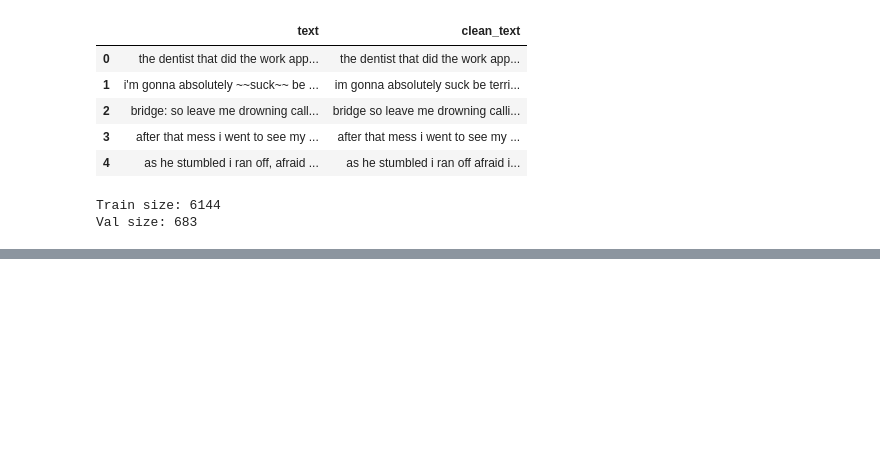
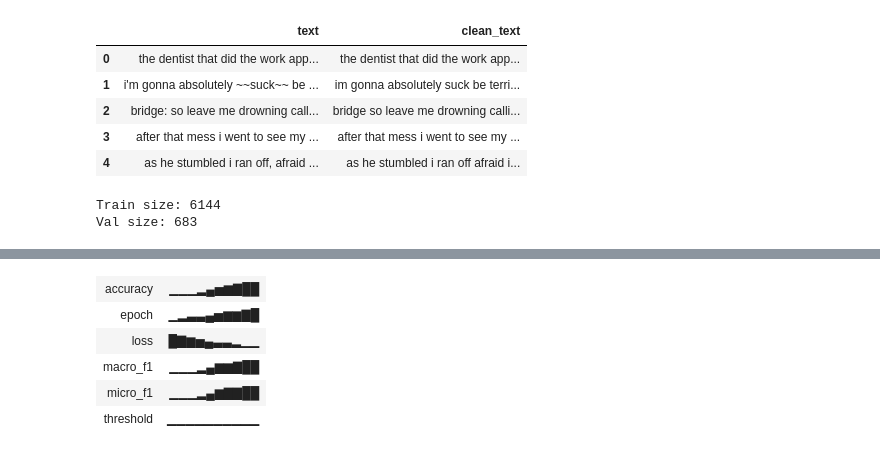
Before and after one commit to 22f3000982/DL_genai_project, a Jupyter notebook: notebooks/model1_scratch_tfidf_logreg.ipynb, the cells around one changed output, grey strips where cells are left out. Cells and saved outputs as stored; diff of their text form; code cells hidden in the pictures; blank space fills up the shorter version.

```diff
--- a/notebooks/model1_scratch_tfidf_logreg.ipynb
+++ b/notebooks/model1_scratch_tfidf_logreg.ipynb
@@ -196,0 +136,17 @@ Find logs at: ./wandb/run-20251126_124533-0egfyftx/logs
+# %%
+device = torch.device("cuda" if torch.cuda.is_available() else "cpu")
+print("Using device:", device)
+
+X_train_tensor = torch.tensor(X_train_tfidf.toarray(), dtype=torch.float32)
+X_val_tensor   = torch.tensor(X_val_tfidf.toarray(),   dtype=torch.float32)
+
+y_train_tensor = torch.tensor(y_train, dtype=torch.float32)
+y_val_tensor   = torch.tensor(y_val,   dtype=torch.float32)
+
+batch_size = 256
+
+train_ds = TensorDataset(X_train_tensor, y_train_tensor)
+val_ds   = TensorDataset(X_val_tensor,   y_val_tensor)
+
+train_loader = DataLoader(train_ds, batch_size=batch_size, shuffle=True)
+val_loader   = DataLoader(val_ds,   batch_size=batch_size, shuffle=False)
@@ -196,0 +182,63 @@ Find logs at: ./wandb/run-20251126_124533-0egfyftx/logs
+# %%
+num_epochs = 10
+THRESH = 0.5
+
+for epoch in range(1, num_epochs + 1):
+    # -------- TRAIN --------
+    model.train()
+    total_loss = 0
+
+    for xb, yb in train_loader:
+        xb, yb = xb.to(device), yb.to(device)
+
+        optimizer.zero_grad()
+        logits = model(xb)
+        loss = criterion(logits, yb)
+        loss.backward()
+        optimizer.step()
+
+        total_loss += loss.item() * xb.size(0)
+
+    train_loss = total_loss / len(train_loader.dataset)
+
+    # -------- VALIDATE --------
+    model.eval()
+    all_probs, all_targets = [], []
+
+    with torch.no_grad():
+        for xb, yb in val_loader:
+            xb = xb.to(device)
+            logits = model(xb)
+            probs = torch.sigmoid(logits)
+            all_probs.append(probs.cpu())
+            all_targets.append(yb)
+
+    all_probs = torch.cat(all_probs).numpy()
+    all_targets = torch.cat(all_targets).numpy()
+
+    val_pred = (all_probs >= THRESH).astype(int)
+
+    macro_f1 = f1_score(all_targets, val_pred, average="macro")
+    micro_f1 = f1_score(all_targets, val_pred, average="micro")
+    accuracy = accuracy_score(all_targets, val_pred)
+
+    print(
+        f"Epoch {epoch}/{num_epochs} | "
+        f"Train Loss: {train_loss:.4f} | "
+        f"Macro F1: {macro_f1:.4f} | "
+        f"Micro F1: {micro_f1:.4f} | "
+        f"Accuracy: {accuracy:.4f}"
+    )
+
+    # ---------- W&B Logging (Standard Names) ----------
+    wandb.log({
+        "epoch": epoch,
+        "loss": train_loss,
+        "macro_f1": macro_f1,
+        "micro_f1": micro_f1,
+        "accuracy": accuracy,
+        "threshold": THRESH
+    })
+
+wandb.finish()
+# %% [output]
@@ -196,0 +257,6 @@ Find logs at: ./wandb/run-20251126_124533-0egfyftx/logs
+| accuracy | ▁▁▁▂▄▅▆▇██ |
+| epoch | ▁▂▃▃▄▅▆▆▇█ |
+| loss | █▇▆▅▄▃▃▂▁▁ |
+| macro_f1 | ▁▁▁▂▄▆▆▇██ |
+| micro_f1 | ▁▁▁▂▄▆▇▇██ |
+| threshold | ▁▁▁▁▁▁▁▁▁▁ |
```
Also changed, not shown: parts of 8 cells of this notebook.
